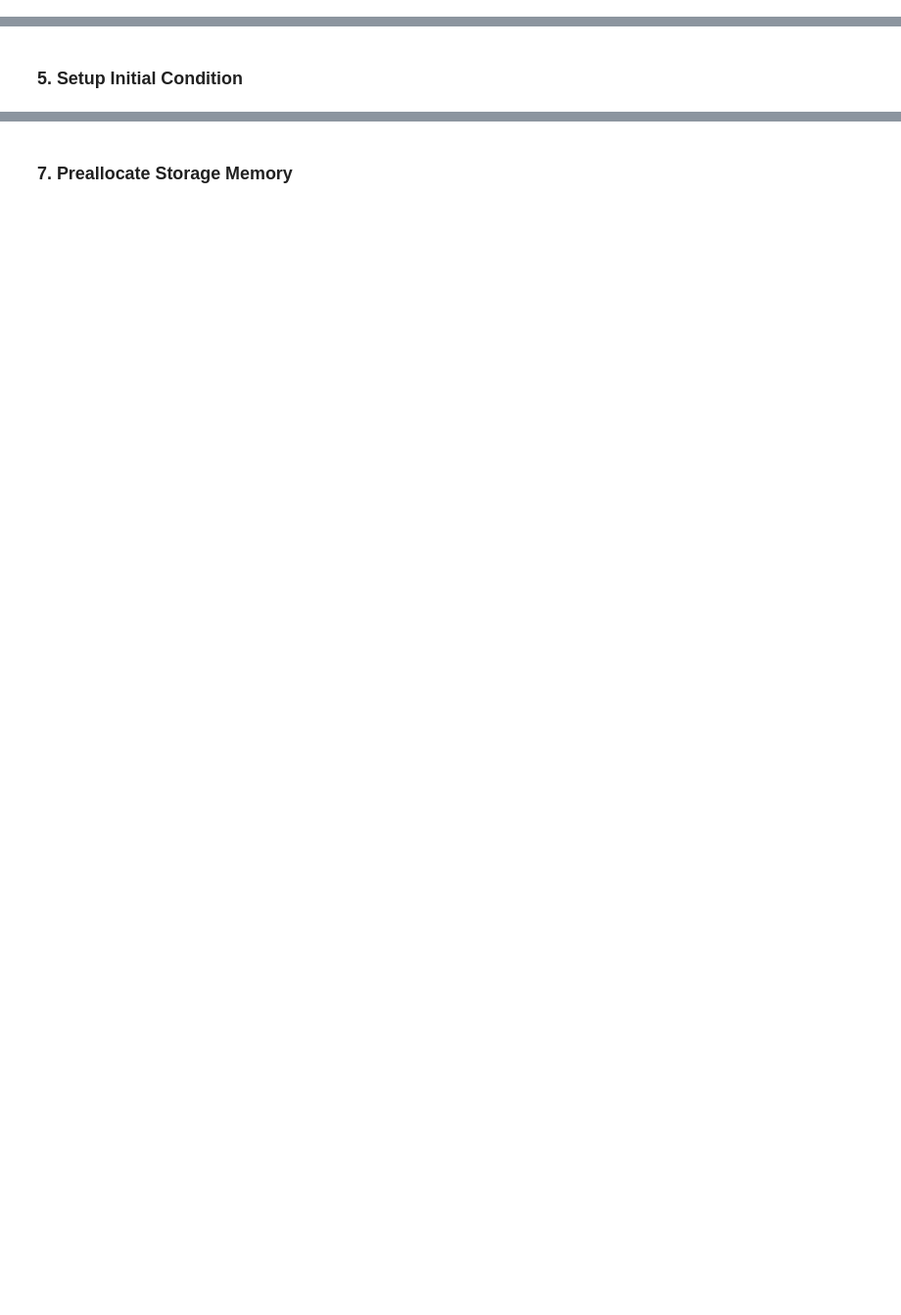
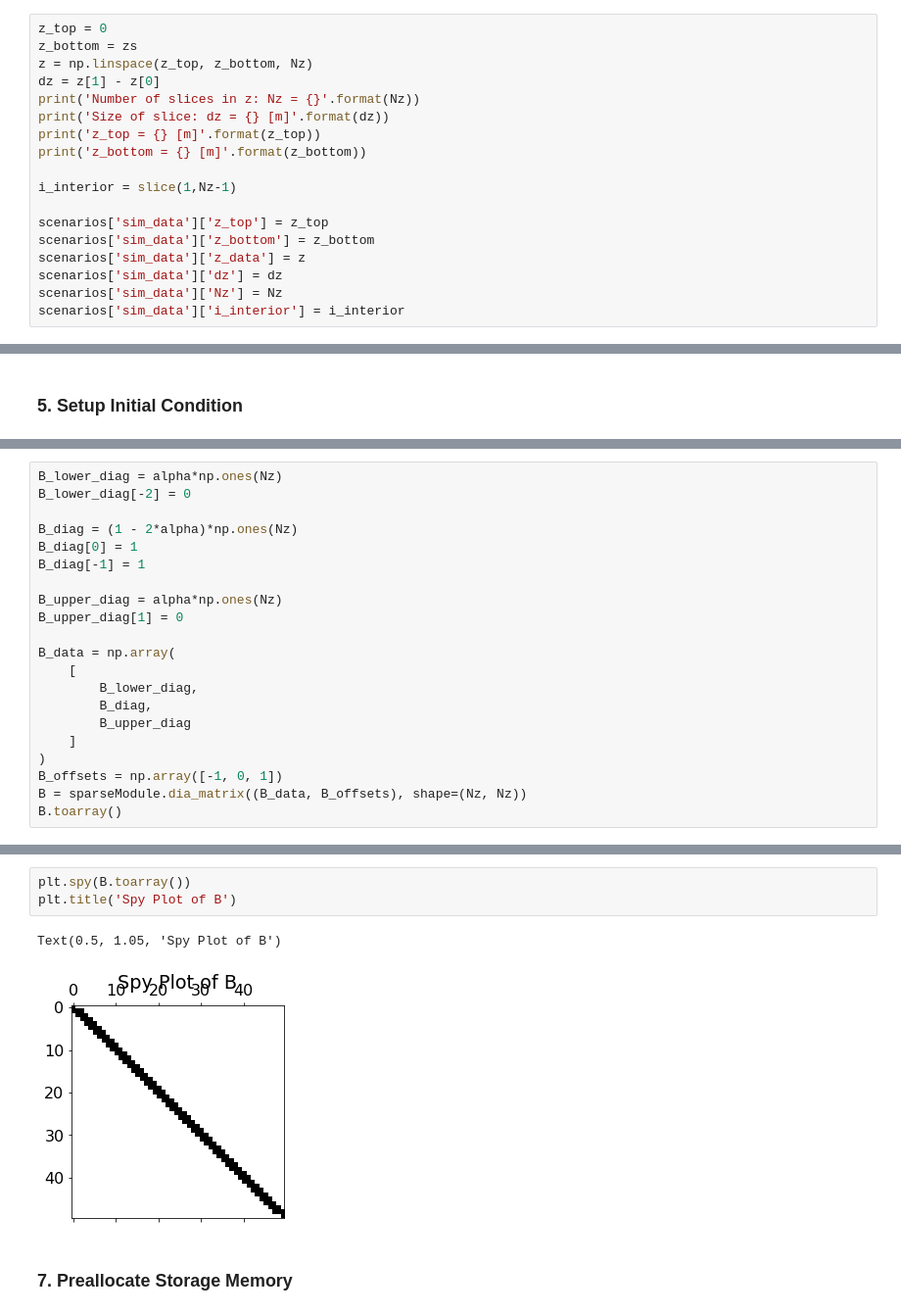
Before and after one commit to DamynChipman/geos518-fall-2021, a Jupyter notebook: mod03/mod03_1D-Diffusion-Assignment.ipynb, the cells around one changed output, grey strips where cells are left out. Shown at 98% size. Cells and saved outputs as stored; diff of their text form; blank space fills up the shorter version.

```diff
--- a/mod03/mod03_1D-Diffusion-Assignment.ipynb
+++ b/mod03/mod03_1D-Diffusion-Assignment.ipynb
@@ -128,0 +157,18 @@ z[i_interior].shape
+# %%
+z_top = 0
+z_bottom = zs
+z = np.linspace(z_top, z_bottom, Nz)
+dz = z[1] - z[0]
+print('Number of slices in z: Nz = {}'.format(Nz))
+print('Size of slice: dz = {} [m]'.format(dz))
+print('z_top = {} [m]'.format(z_top))
+print('z_bottom = {} [m]'.format(z_bottom))
+
+i_interior = slice(1,Nz-1)
+
+scenarios['sim_data']['z_top'] = z_top
+scenarios['sim_data']['z_bottom'] = z_bottom
+scenarios['sim_data']['z_data'] = z
+scenarios['sim_data']['dz'] = dz
+scenarios['sim_data']['Nz'] = Nz
+scenarios['sim_data']['i_interior'] = i_interior
@@ -168,0 +243,21 @@ array([[2., 1., 0., ..., 0., 0., 0.],
+# %%
+B_lower_diag = alpha*np.ones(Nz)
+B_lower_diag[-2] = 0
+
+B_diag = (1 - 2*alpha)*np.ones(Nz)
+B_diag[0] = 1
+B_diag[-1] = 1
+
+B_upper_diag = alpha*np.ones(Nz)
+B_upper_diag[1] = 0
+
+B_data = np.array(
+	[
+		B_lower_diag,
+		B_diag,
+		B_upper_diag
+	]
+)
+B_offsets = np.array([-1, 0, 1])
+B = sparseModule.dia_matrix((B_data, B_offsets), shape=(Nz, Nz))
+B.toarray()
@@ -169,2 +278,8 @@ array([[2., 1., 0., ..., 0., 0., 0.],
+# %%
+plt.spy(B.toarray())
+plt.title('Spy Plot of B')
+# %% [output]
+Text(0.5, 1.05, 'Spy Plot of B')
+[figure, added]
 # %% [markdown]
 ### 7. Preallocate Storage Memory
```
Also changed, not shown: parts of 33 cells of this notebook, 4 other files.
